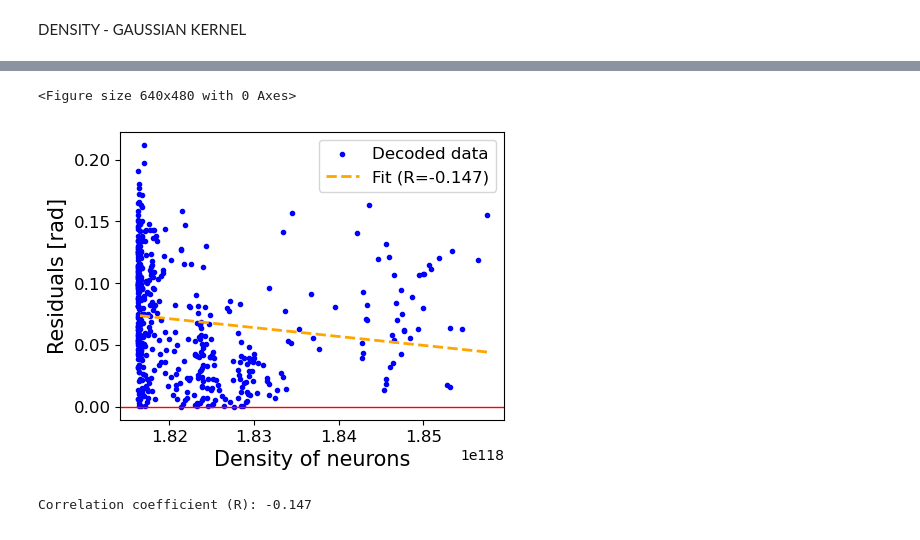
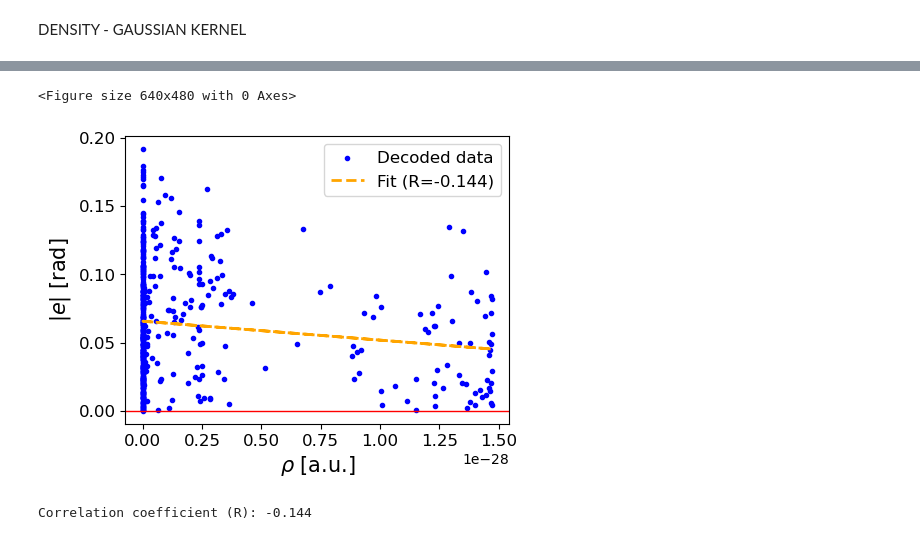
Before and after one commit to SofiaS2025/Decoding-spatial-location-from-head-direction-cells-activity, a Jupyter notebook: decoer_nonuniform_pref_directions.ipynb, the cells around one changed output, grey strips where cells are left out. Drawn from its saved outputs; the diff is of its cells as text; code cells hidden in the pictures.

```diff
--- a/decoer_nonuniform_pref_directions.ipynb
+++ b/decoer_nonuniform_pref_directions.ipynb
@@ -905,18 +751,18 @@ DENSITY - GAUSSIAN KERNEL
 #i define the density as a function of the position along the circle and
 #it can be seen as a probability density of finding all neurons in that portion of space
 
-#normalization factor
-norm_factor = 1/N_neurons
+
+
 
 ker_G = np.zeros((N_neurons, len(resultant_mean_real_positions)))
 
-sigma_kerG = 100
-prefactor = np.sqrt(2*np.pi)*sigma_kerG
+sigma_kerG = 1
+prefactor = 1/(np.sqrt(2*np.pi)*sigma_kerG)
+norm_factor =1/(( 1/N_neurons) * (1/(np.sqrt(2*np.pi)*sigma_kerG))**N_neurons)
 for i in range(N_neurons):
 #defined kernel - gaussian function
-    ker_G[i,:] = prefactor * np.exp((resultant_mean_real_positions - neuro_pref_dir_vector[i]  )**2/ (2* sigma_kerG**2 ) )
+    dist = -np.pi + ((resultant_mean_real_positions - neuro_pref_dir_vector[i] + np.pi) % (2*np.pi))
+    ker_G[i,:] = prefactor * np.exp(-(dist**2/ (2* sigma_kerG**2 )) )
 
 #define the density function
-density_fun = norm_factor * np.prod(ker_G, axis=0)
-
-print(density_fun)
+density_fun = norm_factor*np.prod(ker_G, axis=0)
@@ -941,42 +769,44 @@ print(density_fun)
 # %%
 fig = plt.figure(figsize=(6.4, 4.8))
+
 
 
 # Scatter data
 x = density_fun[:-num_bins_to_exclude_otb_alpha]
 y = abs(res_pos_otb_alpha.flatten())
 
-# Exclude points where x = 0
-non_zero_indices = x > 0.3*(10**7)
+# the points thatdominates the correlation are the ones close to higher densities
+# i considered then points up to two orders of magnitude from the maximum density (order of 10**22)
+non_zero_indices = x >  0 #10**20
 x_filtered = x[non_zero_indices]
 y_filtered = y[non_zero_indices]
 
 # Perform linear regression on the filtered data
 slope, intercept, r_value, p_value, std_err = linregress(x_filtered, y_filtered)
 
 # Generate the regression line based on the filtered x values
 regression_line = slope * x_filtered + intercept
 
 # Plot
 fig = plt.figure(figsize=(6.4, 4.8))
 
 # Main Graph
 ax_main = fig.add_axes([0.1, 0.2, 0.6, 0.6])
 ax_main.scatter(x, y, color='blue', marker='.', label='Decoded data')
 ax_main.plot(x_filtered, regression_line, color='orange', linestyle='--', linewidth=2, label=f'Fit (R={r_value:.3f})')
 ax_main.axhline(y=0, color='red', linestyle='-', linewidth=1)
-ax_main.set_ylabel('Residuals [rad]', fontsize=15)
-ax_main.set_xlabel('Density of neurons', fontsize = 15)
+ax_main.set_ylabel(r'$|e|$ [rad]', fontsize=15)
+ax_main.set_xlabel(r'$\rho$ [a.u.]', fontsize = 15)
 ax_main.tick_params(axis='x', labelsize=12)  # x-axis tick labels
 ax_main.tick_params(axis='y', labelsize=12)
 ax_main.legend(fontsize = 12)
 
 plt.show()
 
 # Print results
 
 print(f"Correlation coefficient (R): {r_value:.3f}")
 # %% [output]
 <Figure size 640x480 with 0 Axes>
-[figure, old version]
+[figure, new version]
-Correlation coefficient (R): -0.147
+Correlation coefficient (R): -0.144
```
Also changed, not shown: parts of 11 cells of this notebook.
